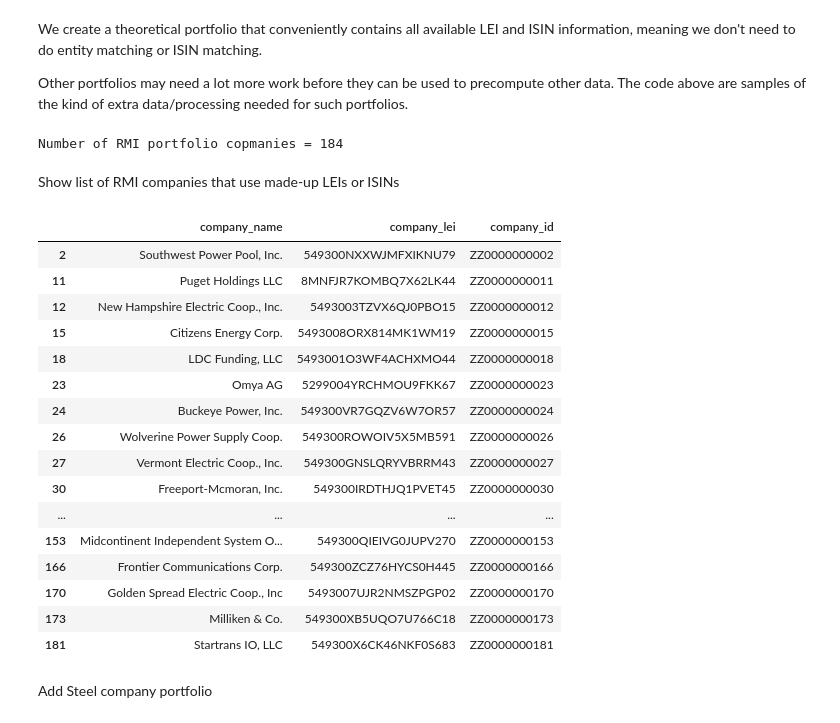
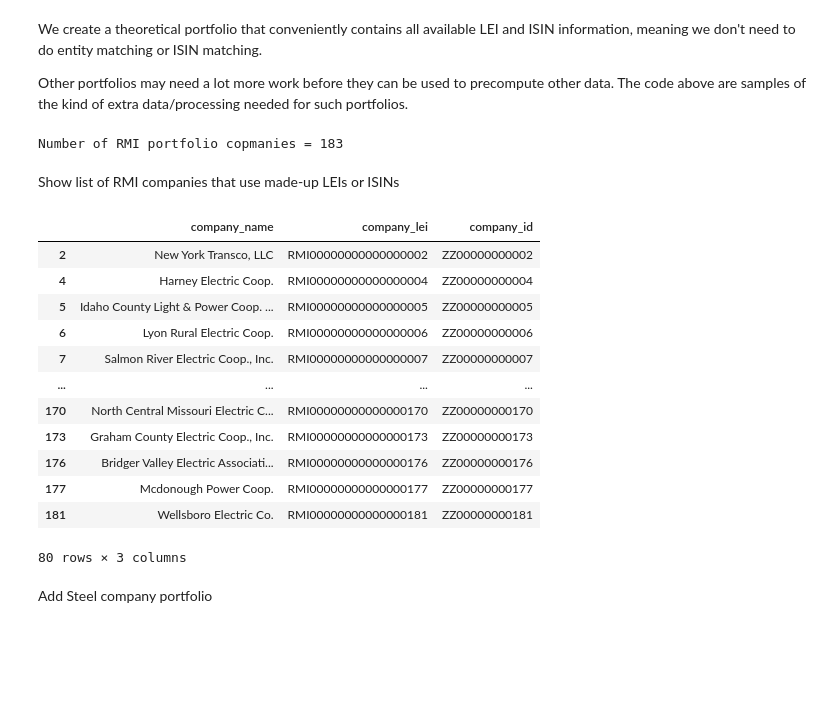
Before and after one commit to os-climate/itr-data-pipeline, a Jupyter notebook: notebooks/ITR-data-production.ipynb, the cells around one changed output. Cells and saved outputs as stored; diff of their text form; code cells hidden in the pictures; blank space fills up the shorter version.

```diff
--- a/notebooks/ITR-data-production.ipynb
+++ b/notebooks/ITR-data-production.ipynb
@@ -152,8 +153,12 @@ Because this pipeline does the full pre-computation of data for the tool, there
 RMI handes us data already matched with LEIs and ISINs.  Other lists of company names may require us to stitch that together manually.
 # %%
 # TODO: sort why some notorious utilities are missing LEIs in the following query--bad source data?
-rmi_lei_isin = pd.read_sql(f"select DISTINCT parent_name, parent_lei, parent_isin from {rmi_schema}.utility_information", engine)
-rmi_lei_isin.loc[rmi_lei_isin.parent_name=='Mt. Carmel Public Utility Co.', 'parent_lei'] = rmi_lei_isin.apply(lambda x: f"RMI{x.name:017}", axis=1)
+rmi_lei_isin = pd.read_sql(f"select DISTINCT parent_name, parent_lei, parent_isin from {rmi_schema}.utility_information where parent_name IS NOT NULL", engine)
+# Fabricate LEIs for entities that have none
+print(sorted(list(rmi_lei_isin.loc[rmi_lei_isin.parent_lei.isnull()].parent_name)))
+rmi_lei_isin.loc[rmi_lei_isin.parent_lei.isnull(), 'parent_lei'] = rmi_lei_isin.apply(lambda x: f"RMI{x.name:017}", axis=1)
+rmi_lei_isin.loc[rmi_lei_isin.parent_isin.isnull(), 'parent_isin'] = rmi_lei_isin.apply(lambda x: f"ZZ{x.name:011}", axis=1)
+# Install LEIs whose hierarchy levels don't match what we matched for SEC DERA data
 rmi_lei_isin.loc[rmi_lei_isin.parent_name=='PG&E Corp.', 'parent_lei'] = '8YQ2GSDWYZXO2EDN3511'
 rmi_lei_isin.loc[rmi_lei_isin.parent_name=='Verso Corp.', 'parent_lei'] = '549300FODXCTQ8DGT594'
 rmi_lei_isin.loc[rmi_lei_isin.parent_name=='Verso Corp.', 'parent_isin'] = 'US92531L2079'
@@ -289,29 +304,25 @@ rmi_idx.loc[rmi_idx.company_id.isna(), 'company_id'] = rmi_idx.apply(lambda x: f
 
 print(f"Number of RMI portfolio copmanies = {len(rmi_idx)}")
 # %% [output]
-Number of RMI portfolio copmanies = 184
+Number of RMI portfolio copmanies = 183
 # %% [markdown]
 Show list of RMI companies that use made-up LEIs or ISINs
 # %%
-rmi_idx[rmi_idx.company_lei.str.startswith('RMI')|rmi_idx.company_id.str.startswith('ZZ')]
+rmi_idx[rmi_idx.company_lei.str.startswith('RMI')]
 # %% [output]
 |  | company_name | company_lei | company_id |
-| 2 | Southwest Power Pool, Inc. | 549300NXXWJMFXIKNU79 | ZZ0000000002 |
-| 11 | Puget Holdings LLC | 8MNFJR7KOMBQ7X62LK44 | ZZ0000000011 |
-| 12 | New Hampshire Electric Coop., Inc. | 5493003TZVX6QJ0PBO15 | ZZ0000000012 |
-| 15 | Citizens Energy Corp. | 5493008ORX814MK1WM19 | ZZ0000000015 |
-| 18 | LDC Funding, LLC | 5493001O3WF4ACHXMO44 | ZZ0000000018 |
-| 23 | Omya AG | 5299004YRCHMOU9FKK67 | ZZ0000000023 |
-| 24 | Buckeye Power, Inc. | 549300VR7GQZV6W7OR57 | ZZ0000000024 |
-| 26 | Wolverine Power Supply Coop. | 549300ROWOIV5X5MB591 | ZZ0000000026 |
-| 27 | Vermont Electric Coop., Inc. | 549300GNSLQRYVBRRM43 | ZZ0000000027 |
-| 30 | Freeport-Mcmoran, Inc. | 549300IRDTHJQ1PVET45 | ZZ0000000030 |
+| 2 | New York Transco, LLC | RMI00000000000000002 | ZZ00000000002 |
+| 4 | Harney Electric Coop. | RMI00000000000000004 | ZZ00000000004 |
+| 5 | Idaho County Light & Power Coop. ... | RMI00000000000000005 | ZZ00000000005 |
+| 6 | Lyon Rural Electric Coop. | RMI00000000000000006 | ZZ00000000006 |
+| 7 | Salmon River Electric Coop., Inc. | RMI00000000000000007 | ZZ00000000007 |
 | ... | ... | ... | ... |
-| 153 | Midcontinent Independent System O... | 549300QIEIVG0JUPV270 | ZZ0000000153 |
-| 166 | Frontier Communications Corp. | 549300ZCZ76HYCS0H445 | ZZ0000000166 |
-| 170 | Golden Spread Electric Coop., Inc | 5493007UJR2NMSZPGP02 | ZZ0000000170 |
-| 173 | Milliken & Co. | 549300XB5UQO7U766C18 | ZZ0000000173 |
-| 181 | Startrans IO, LLC | 549300X6CK46NKF0S683 | ZZ0000000181 |
+| 170 | North Central Missouri Electric C... | RMI00000000000000170 | ZZ00000000170 |
+| 173 | Graham County Electric Coop., Inc. | RMI00000000000000173 | ZZ00000000173 |
+| 176 | Bridger Valley Electric Associati... | RMI00000000000000176 | ZZ00000000176 |
+| 177 | Mcdonough Power Coop. | RMI00000000000000177 | ZZ00000000177 |
+| 181 | Wellsboro Electric Co. | RMI00000000000000181 | ZZ00000000181 |
+80 rows × 3 columns
 # %% [markdown]
 Add Steel company portfolio
 # %%
```
Also changed, not shown: parts of 29 cells of this notebook.
